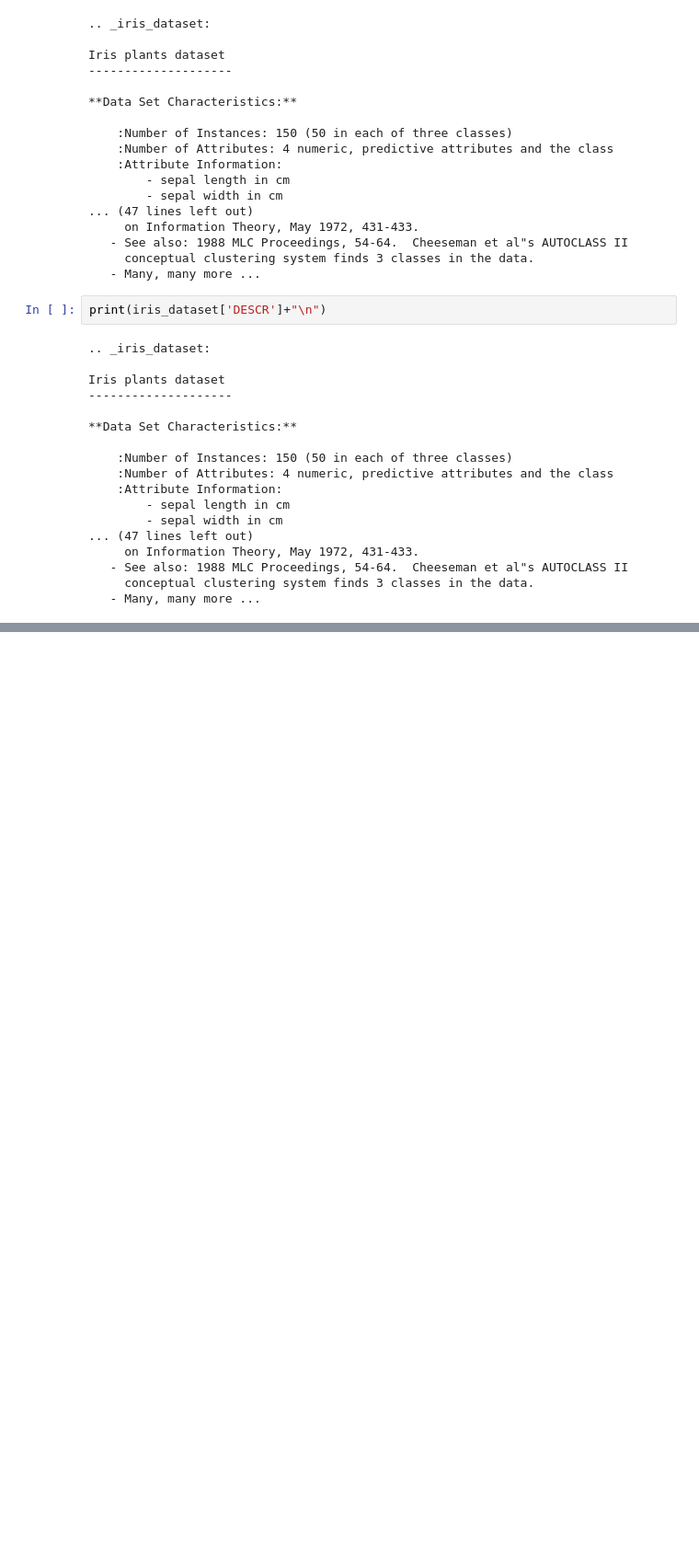
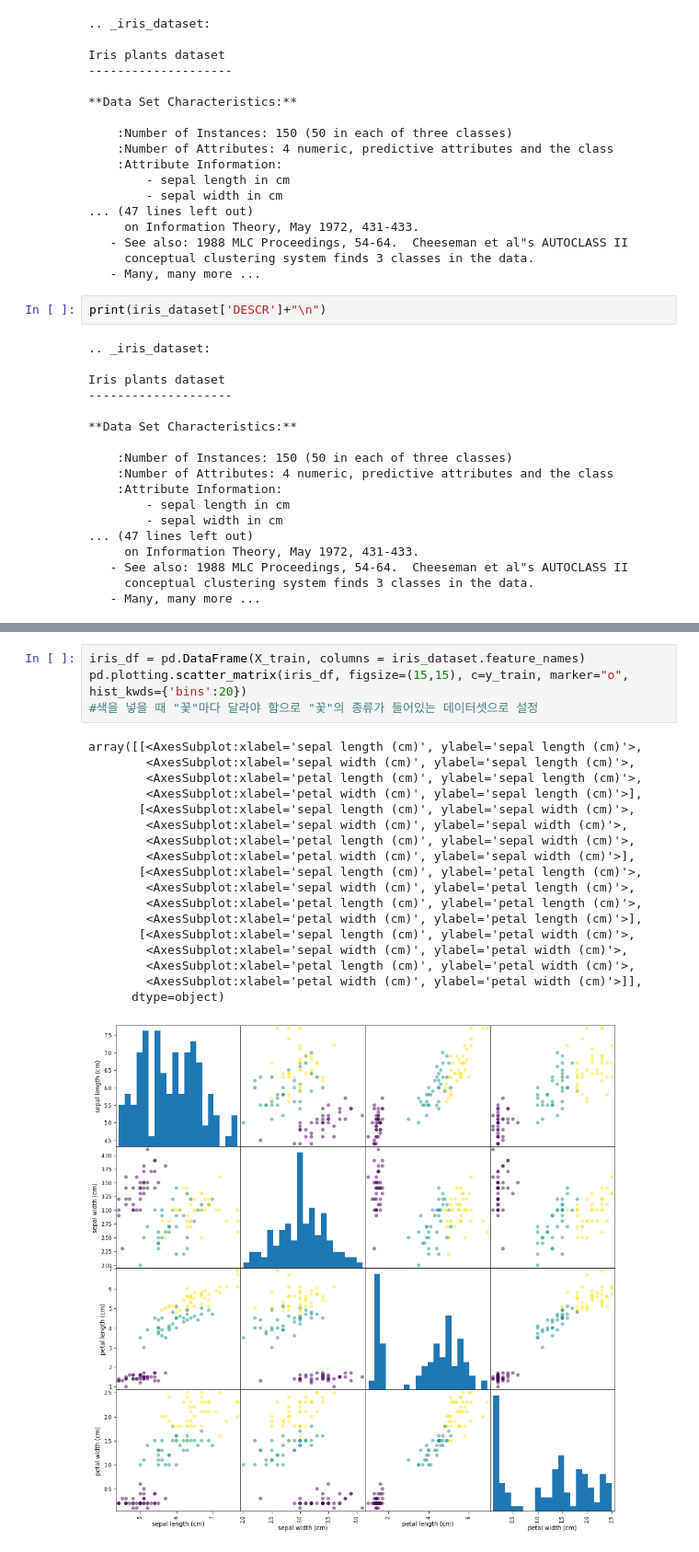
Before and after one commit to waldbear4/Python_2021, a Jupyter notebook: 20210617 Python Maschine Learning 1.ipynb, the cells around one changed output, grey strips where cells are left out. Shown at 92% size. Drawn from its saved outputs; the diff is of its cells as text; blank space fills up the shorter version.

```diff
--- a/20210617 Python Maschine Learning 1.ipynb
+++ b/20210617 Python Maschine Learning 1.ipynb
@@ -52,0 +155,23 @@ Iris plants dataset
+# %%
+iris_df = pd.DataFrame(X_train, columns = iris_dataset.feature_names)
+pd.plotting.scatter_matrix(iris_df, figsize=(15,15), c=y_train, marker="o", hist_kwds={'bins':20})
+#색을 넣을 때 "꽃"마다 달라야 함으로 "꽃"의 종류가 들어있는 데이터셋으로 설정
+# %% [output]
+array([[<AxesSubplot:xlabel='sepal length (cm)', ylabel='sepal length (cm)'>,
+        <AxesSubplot:xlabel='sepal width (cm)', ylabel='sepal length (cm)'>,
+        <AxesSubplot:xlabel='petal length (cm)', ylabel='sepal length (cm)'>,
+        <AxesSubplot:xlabel='petal width (cm)', ylabel='sepal length (cm)'>],
+       [<AxesSubplot:xlabel='sepal length (cm)', ylabel='sepal width (cm)'>,
+        <AxesSubplot:xlabel='sepal width (cm)', ylabel='sepal width (cm)'>,
+        <AxesSubplot:xlabel='petal length (cm)', ylabel='sepal width (cm)'>,
+        <AxesSubplot:xlabel='petal width (cm)', ylabel='sepal width (cm)'>],
+       [<AxesSubplot:xlabel='sepal length (cm)', ylabel='petal length (cm)'>,
+        <AxesSubplot:xlabel='sepal width (cm)', ylabel='petal length (cm)'>,
+        <AxesSubplot:xlabel='petal length (cm)', ylabel='petal length (cm)'>,
+        <AxesSubplot:xlabel='petal width (cm)', ylabel='petal length (cm)'>],
+       [<AxesSubplot:xlabel='sepal length (cm)', ylabel='petal width (cm)'>,
+        <AxesSubplot:xlabel='sepal width (cm)', ylabel='petal width (cm)'>,
+        <AxesSubplot:xlabel='petal length (cm)', ylabel='petal width (cm)'>,
+        <AxesSubplot:xlabel='petal width (cm)', ylabel='petal width (cm)'>]],
+      dtype=object)
+[figure, added]
```
Also changed, not shown: parts of 16 cells of this notebook.
